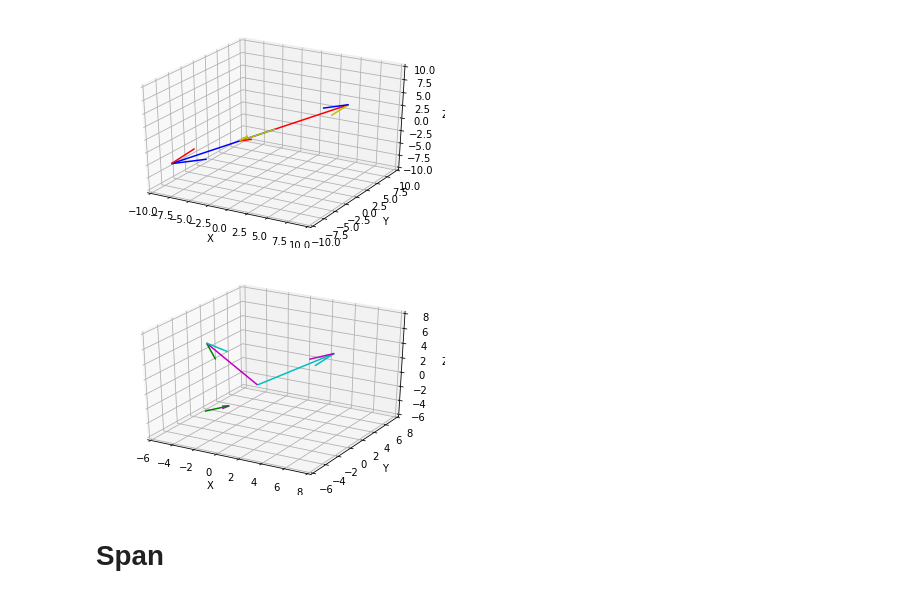
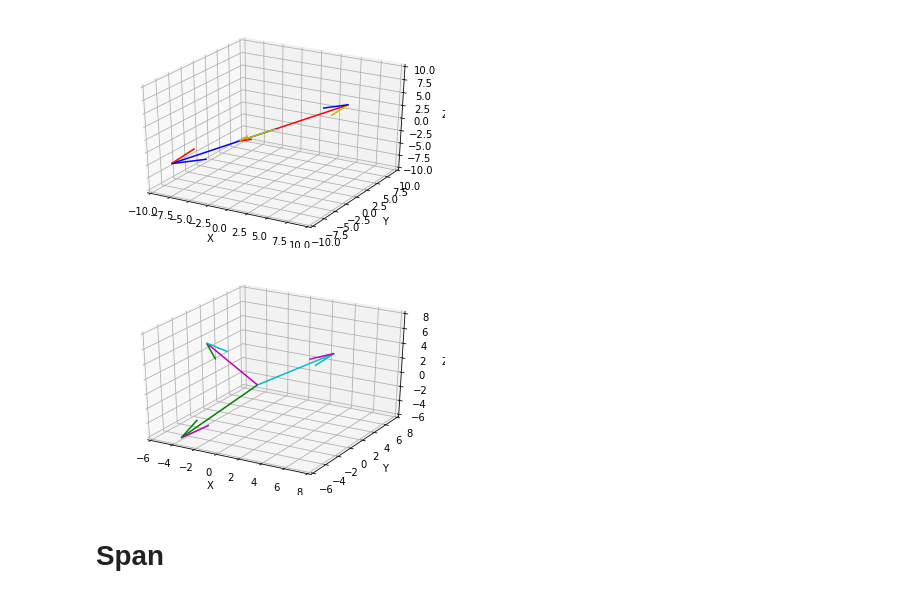
Before and after one commit to JenBanks8585/DS-Unit-1-Sprint-3-Linear-Algebra, a Jupyter notebook: module2-intermediate-linear-algebra/LS_DS_132_Intermediate_Linear_Algebra_Assignment.ipynb, the cells around one changed output. Saved outputs shown, nothing was run; the diff lists cells and outputs as text; code cells hidden in the pictures.

```diff
--- a/module2-intermediate-linear-algebra/LS_DS_132_Intermediate_Linear_Algebra_Assignment.ipynb
+++ b/module2-intermediate-linear-algebra/LS_DS_132_Intermediate_Linear_Algebra_Assignment.ipynb
@@ -436,26 +440,26 @@ plt.show()
 # %%
 # Plotting Linearly Independent Vectors on a 3d graph.
 
 cyan = np.array([[0, 0, 0, 4, 5, 3]])
 magenta = np.array([[0, 0, 0, -2, -4, 7]])
-green= np.array(vector4.__sub__(3))
+green= np.array([[0,0,0,-4,-5,-6]])
 
 colors2 = ['c','m','g']
 
 X, Y, Z, U, V, W = zip(*cyan, *magenta, *green)
 
 fig = plt.figure()
 ax = fig.add_subplot(111, projection='3d')
 ax.quiver(X, Y, Z, U, V, W,color=colors2, length=1)
 ax.set_xlim([-6, 8])
 ax.set_ylim([-6, 8])
 ax.set_zlim([-6, 8])
 ax.set_xlabel('X')
 ax.set_ylabel('Y')
 ax.set_zlabel('Z')
 plt.show()
 # %% [output]
-[figure, old version]
+[figure, new version]
 # %% [markdown]
 # Span
 # %% [markdown]
```
Also changed, not shown: parts of 15 cells of this notebook.
